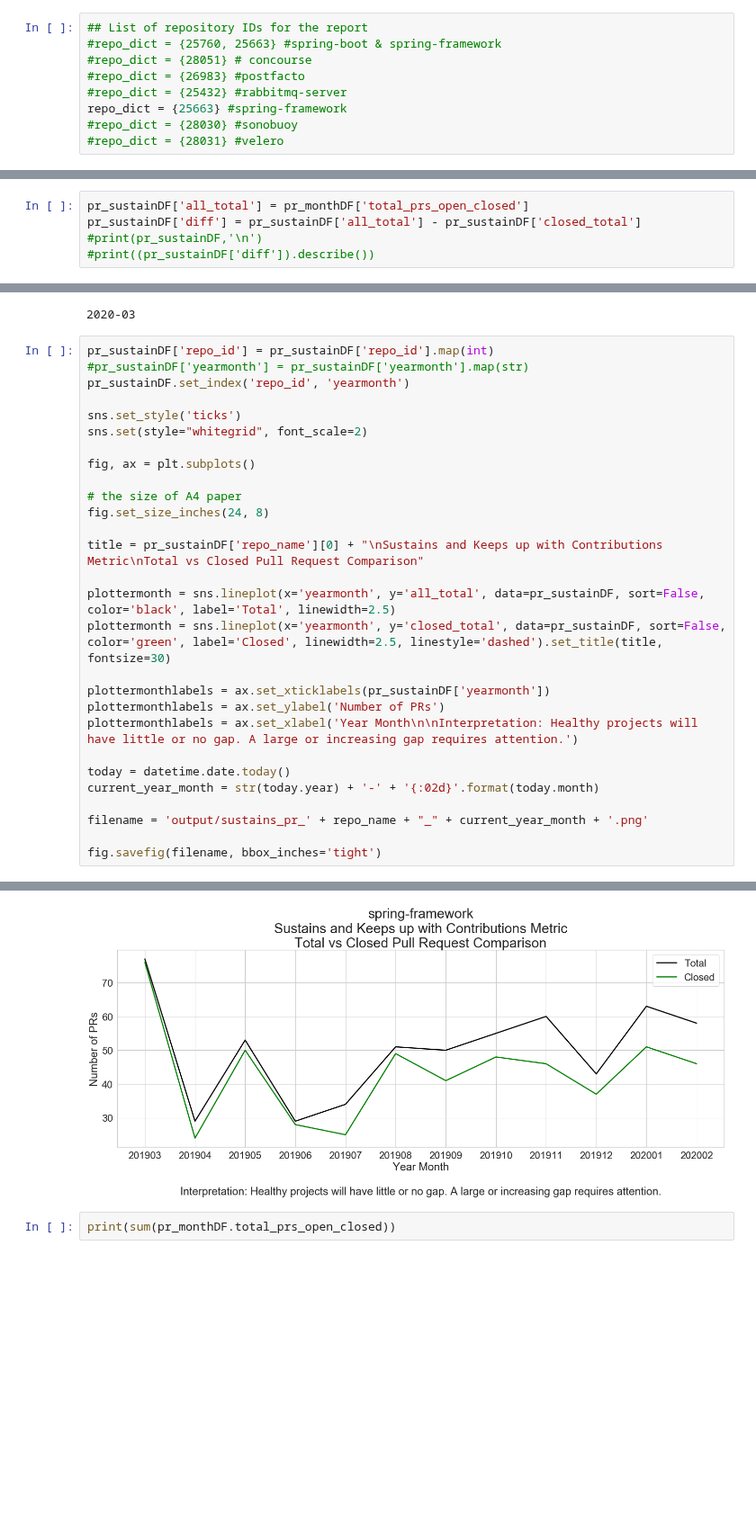
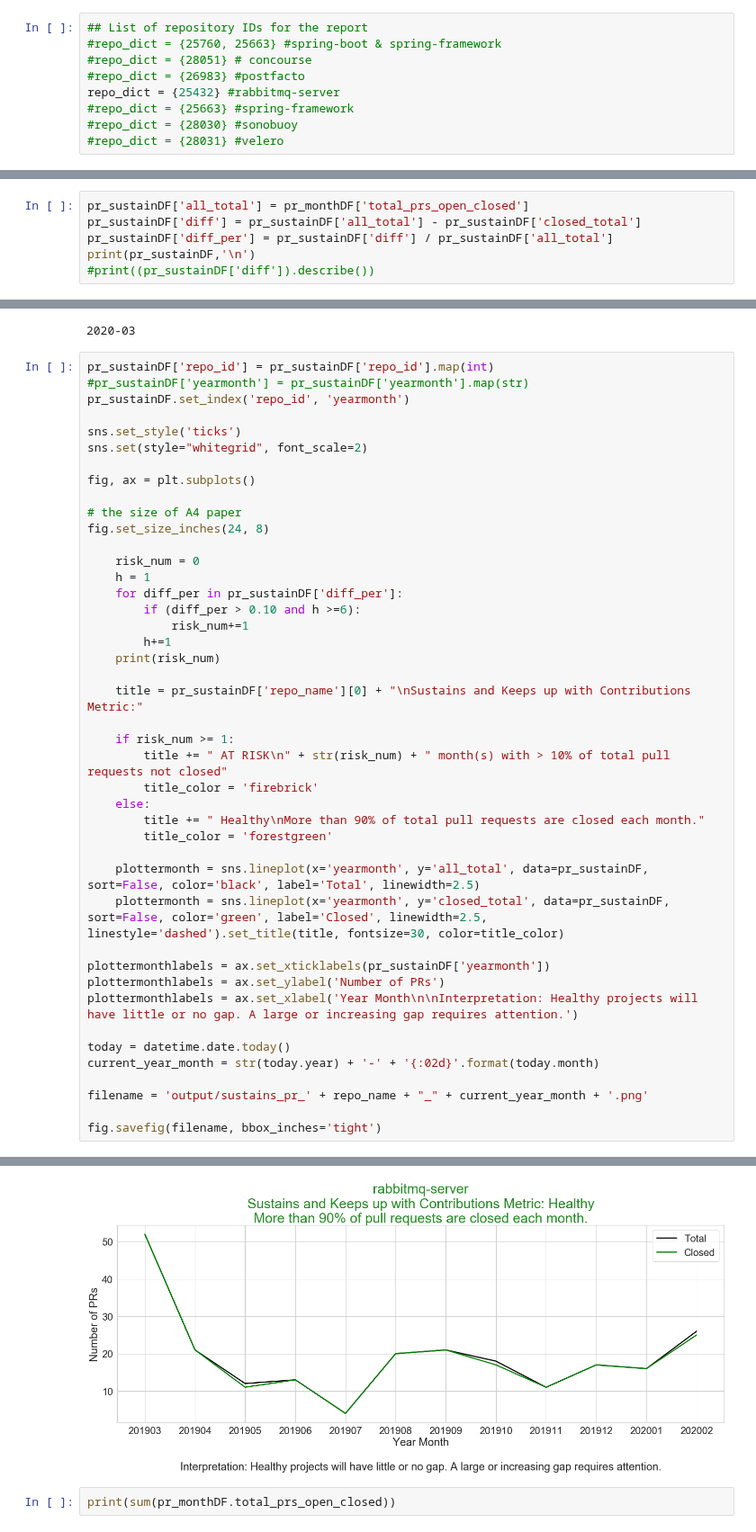
Before and after one commit to Hsingh2096/Hsingh2096, a Jupyter notebook: code/dawn_project_health.ipynb, the cells around one changed output, grey strips where cells are left out. Shown at 90% size. Saved outputs shown, nothing was run; the diff lists cells and outputs as text; blank space fills up the shorter version.

```diff
--- a/code/dawn_project_health.ipynb
+++ b/code/dawn_project_health.ipynb
@@ -45,8 +45,8 @@ print(repo_list)
 #repo_dict = {25760, 25663} #spring-boot & spring-framework
 #repo_dict = {28051} # concourse
 #repo_dict = {26983} #postfacto
-#repo_dict = {25432} #rabbitmq-server
-repo_dict = {25663} #spring-framework
+repo_dict = {25432} #rabbitmq-server
+#repo_dict = {25663} #spring-framework
 #repo_dict = {28030} #sonobuoy
 #repo_dict = {28031} #velero
 # %%
@@ -260,5 +260,6 @@ pr_monthDF[['total_prs_open_closed']] = pr_monthDF[['total_prs_open_closed']].fi
 # %%
 pr_sustainDF['all_total'] = pr_monthDF['total_prs_open_closed']
 pr_sustainDF['diff'] = pr_sustainDF['all_total'] - pr_sustainDF['closed_total']
-#print(pr_sustainDF,'\n')
+pr_sustainDF['diff_per'] = pr_sustainDF['diff'] / pr_sustainDF['all_total']
+print(pr_sustainDF,'\n')
 #print((pr_sustainDF['diff']).describe())
@@ -281,10 +300,25 @@ fig, ax = plt.subplots()
 # the size of A4 paper
 fig.set_size_inches(24, 8)
 
-title = pr_sustainDF['repo_name'][0] + "\nSustains and Keeps up with Contributions Metric\nTotal vs Closed Pull Request Comparison"
+    risk_num = 0
+    h = 1
+    for diff_per in pr_sustainDF['diff_per']:
+        if (diff_per > 0.10 and h >=6):
+            risk_num+=1
+        h+=1
+    print(risk_num)
 
-plottermonth = sns.lineplot(x='yearmonth', y='all_total', data=pr_sustainDF, sort=False, color='black', label='Total', linewidth=2.5)
-plottermonth = sns.lineplot(x='yearmonth', y='closed_total', data=pr_sustainDF, sort=False, color='green', label='Closed', linewidth=2.5, linestyle='dashed').set_title(title, fontsize=30)
+    title = pr_sustainDF['repo_name'][0] + "\nSustains and Keeps up with Contributions Metric:"
+
+    if risk_num >= 1:
+        title += " AT RISK\n" + str(risk_num) + " month(s) with > 10% of total pull requests not closed"
+        title_color = 'firebrick'
+    else:
+        title += " Healthy\nMore than 90% of total pull requests are closed each month."
+        title_color = 'forestgreen'
+
+    plottermonth = sns.lineplot(x='yearmonth', y='all_total', data=pr_sustainDF, sort=False, color='black', label='Total', linewidth=2.5)
+    plottermonth = sns.lineplot(x='yearmonth', y='closed_total', data=pr_sustainDF, sort=False, color='green', label='Closed', linewidth=2.5, linestyle='dashed').set_title(title, fontsize=30, color=title_color)
 
 plottermonthlabels = ax.set_xticklabels(pr_sustainDF['yearmonth'])
 plottermonthlabels = ax.set_ylabel('Number of PRs')
@@ -300,4 +335,4 @@ fig.savefig(filename, bbox_inches='tight')
-[figure, old version]
+[figure, new version]
 # %%
 print(sum(pr_monthDF.total_prs_open_closed))
 # %% [output]
```
Also changed, not shown: parts of 4 cells of this notebook, 2 other files.
